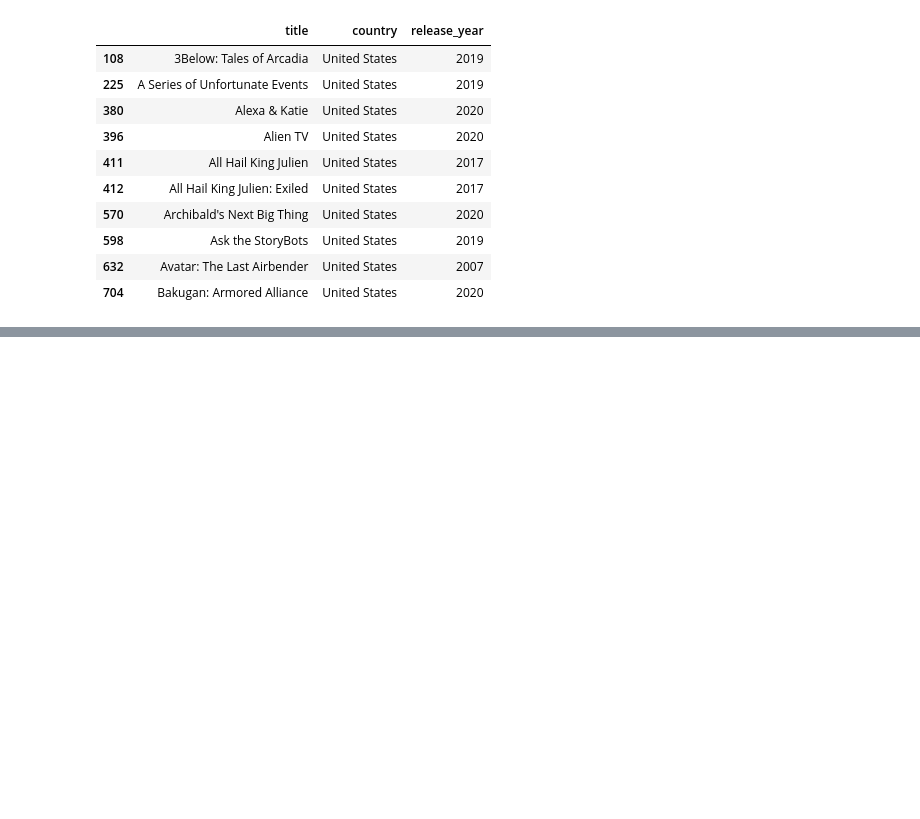
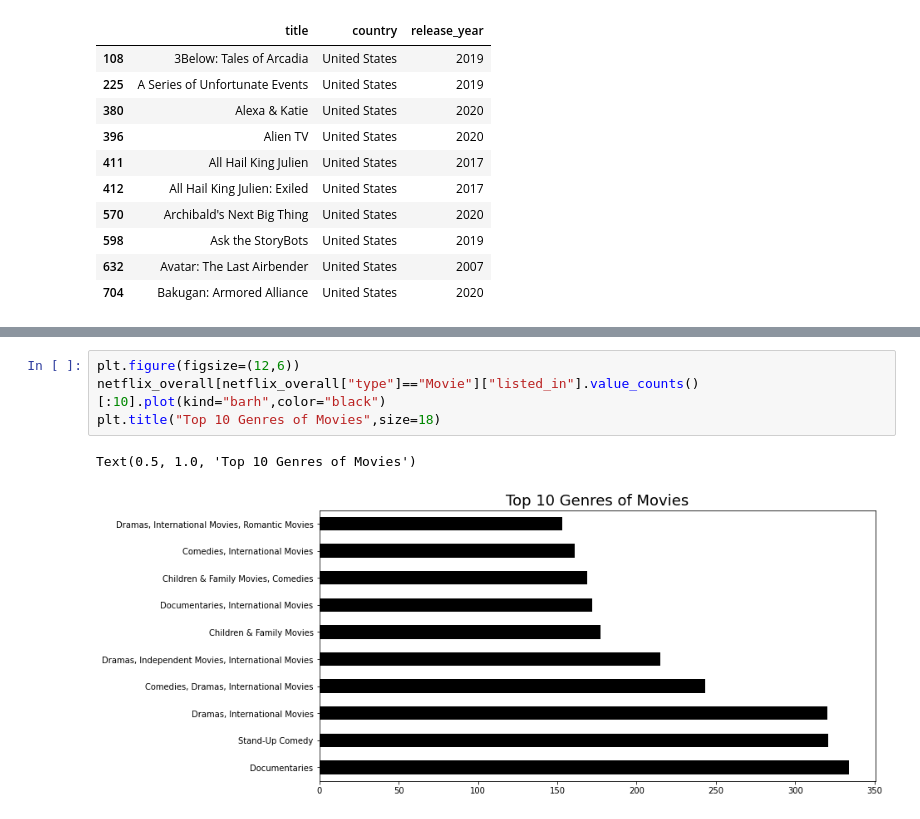
Before and after one commit to SungaHwang/Exploratory_Data_Analysis, a Jupyter notebook: NetflixData.ipynb, the cells around one changed output, grey strips where cells are left out. Cells and saved outputs as stored; diff of their text form; blank space fills up the shorter version.

```diff
--- a/NetflixData.ipynb
+++ b/NetflixData.ipynb
@@ -295,0 +314,7 @@ fig.show()
+# %%
+plt.figure(figsize=(12,6))
+netflix_overall[netflix_overall["type"]=="Movie"]["listed_in"].value_counts()[:10].plot(kind="barh",color="black")
+plt.title("Top 10 Genres of Movies",size=18)
+# %% [output]
+Text(0.5, 1.0, 'Top 10 Genres of Movies')
+[figure, added]
```
Also changed, not shown: parts of 9 cells of this notebook.
